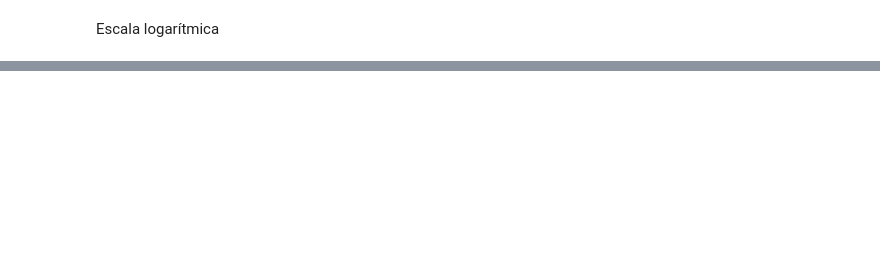
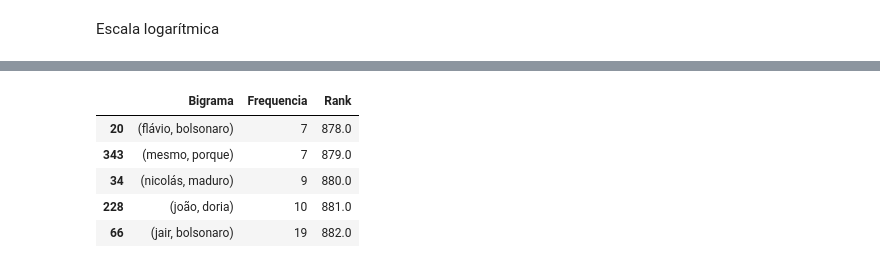
Before and after one commit to Joaohdss/Minerando-Dados-Ri-Lab2, a Jupyter notebook: lab2.ipynb, the cells around one changed output, grey strips where cells are left out. Saved outputs shown, nothing was run; the diff lists cells and outputs as text; code cells hidden in the pictures; blank space fills up the shorter version.

```diff
--- a/lab2.ipynb
+++ b/lab2.ipynb
@@ -130,0 +107,17 @@ frequencia_tail.head(10)
+# %%
+import nltk
+nltk.download('punkt')
+from nltk.tokenize import word_tokenize
+
+bigramas = list(nltk.bigrams(list(palavras['palavra'].values)))
+
+
+bigramas = pd.DataFrame({
+    'Bigrama' : list(nltk.FreqDist(bigramas).keys()),
+    'Frequencia' : list(nltk.FreqDist(bigramas).values()),
+})
+
+bigramas['Rank'] = bigramas['Frequencia'].rank(ascending=True, method='first')
+bigramas = bigramas.sort_values(by='Frequencia')
+bigramas.tail()
+# %% [output]
@@ -130,0 +126,6 @@ frequencia_tail.head(10)
+|  | Bigrama | Frequencia | Rank |
+| 20 | (flávio, bolsonaro) | 7 | 878.0 |
+| 343 | (mesmo, porque) | 7 | 879.0 |
+| 34 | (nicolás, maduro) | 9 | 880.0 |
+| 228 | (joão, doria) | 10 | 881.0 |
+| 66 | (jair, bolsonaro) | 19 | 882.0 |
```
Also changed, not shown: parts of 8 cells of this notebook.
